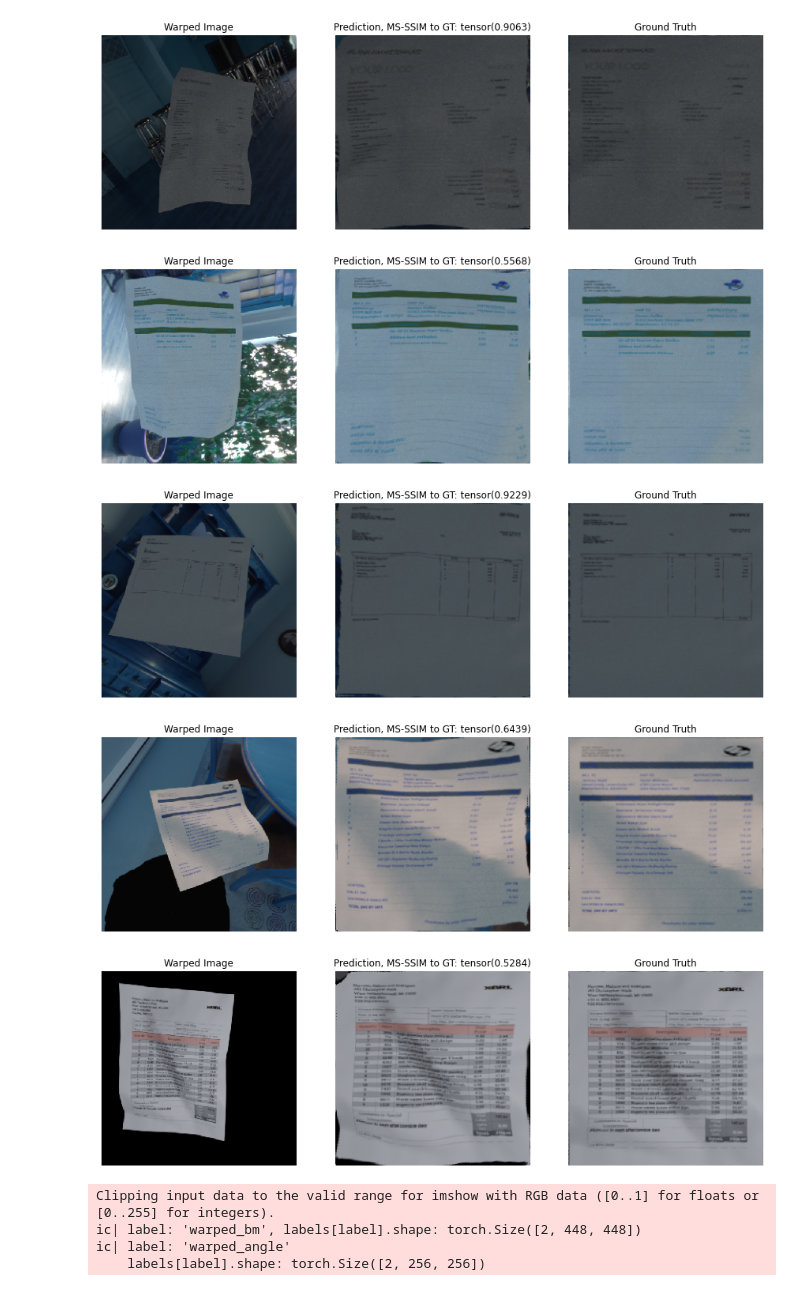
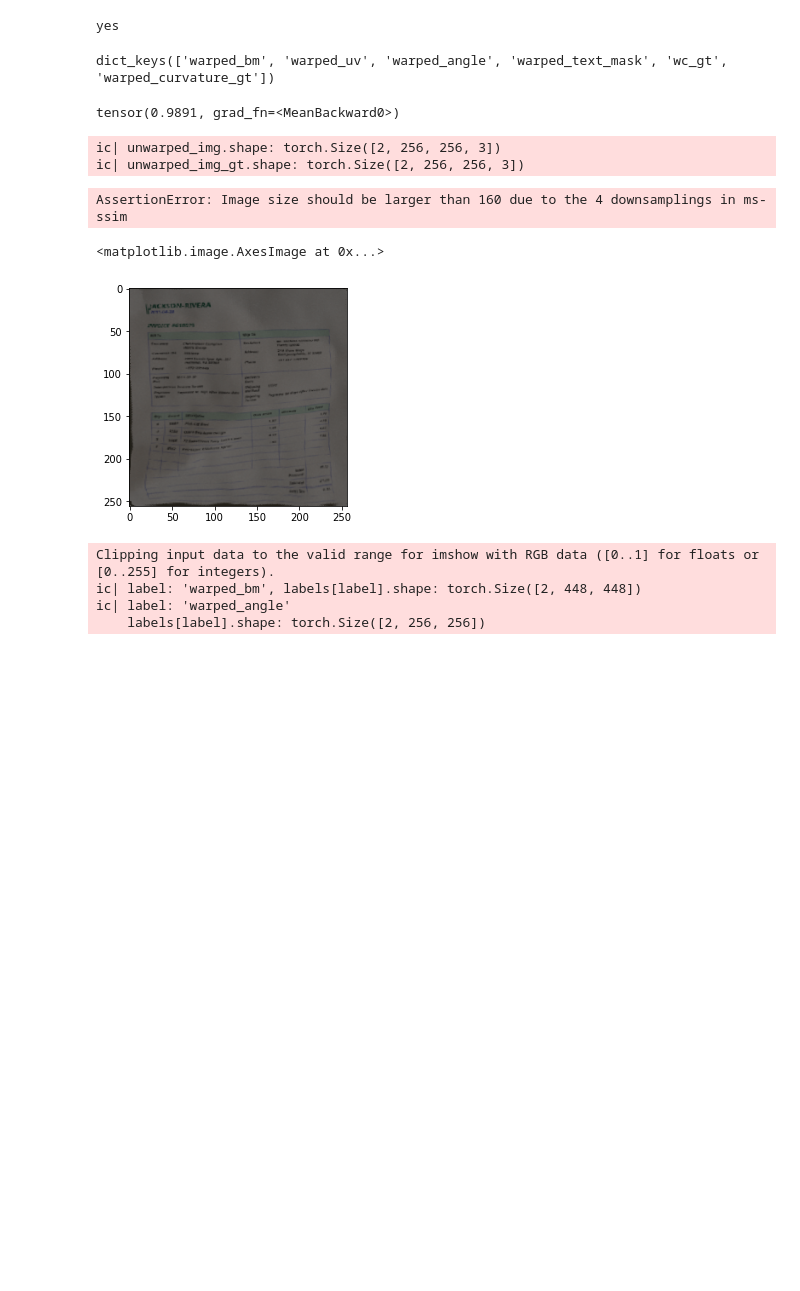
Before and after one commit to Leon-Sander/ImageRectification, a Jupyter notebook: plotting.ipynb, the cells around one changed output. Drawn from its saved outputs; the diff is of its cells as text; code cells hidden in the pictures; blank space fills up the shorter version.

Commit message:
mssim and epe calculation on unwarped images now

```diff
--- a/plotting.ipynb
+++ b/plotting.ipynb
@@ -10,3 +11,49 @@ from models.full_model import crease
 #sns.set(color_codes=True)
 
 data_dir = '/home/sander/Inv3D_pre/inv3d/data/'
+# %%
+from models import unetnc, backwardmapper, full_model
+from custom_dataset import CustomImageDataset_wc, Dataset_backward_mapping, Dataset_full_model
+from torch.utils.data import DataLoader
+
+dataset_test = Dataset_full_model(data_dir=data_dir+'test/', transform=True, img_size=256)
+test_loader = DataLoader(dataset_test, batch_size= 16, num_workers=12)
+
+model_full = crease()
+model_full.load_state_dict(torch.load('models/pretrained/crease_monster_best.pkl'))
+model_full.eval()
+print('yes')
+# %% [output]
+yes
+# %%
+for batch in test_loader:
+    img, labels = batch
+# %%
+labels.keys()
+# %% [output]
+dict_keys(['warped_bm', 'warped_uv', 'warped_angle', 'warped_text_mask', 'wc_gt', 'warped_curvature_gt'])
+# %%
+bm = model_full(img)
+# %%
+msssim_metric = ms_ssim( bm, labels['warped_bm'], data_range=1, size_average=True)
+msssim_metric
+# %% [output]
+tensor(0.9891, grad_fn=<MeanBackward0>)
+# %%
+from icecream import ic
+unwarped_img = model_full.unwarp_image(img, bm.transpose(1,2).transpose(2,3))
+#unwarped_img = unwarped_img.detach()
+#unwarped_img = unwarped_img.transpose(1,2).transpose(2,3)
+ic(unwarped_img.shape)
+unwarped_img_gt = model_full.unwarp_image(img, labels['warped_bm'].transpose(1,2).transpose(2,3))
+#unwarped_img_gt = unwarped_img_gt.transpose(1,2).transpose(2,3)
+ic(unwarped_img_gt.shape)
+msssim_metric = ms_ssim( unwarped_img , unwarped_img_gt, data_range=1, size_average=True)
+ic(msssim_metric)
+
+epe= torch.mean(torch.norm((unwarped_img - unwarped_img_gt),p=1,dim=(1)))
+ic(epe)
+# %% [output]
+ic| unwarped_img.shape: torch.Size([2, 256, 256, 3])
+ic| unwarped_img_gt.shape: torch.Size([2, 256, 256, 3])
+AssertionError: Image size should be larger than 160 due to the 4 downsamplings in ms-ssim
@@ -13,3 +62,8 @@ data_dir = '/home/sander/Inv3D_pre/inv3d/data/'
+# %%
+plt.imshow(unwarped_img[0].numpy())
+# %% [output]
+<matplotlib.image.AxesImage at 0x...>
+[figure, added]
 # %%
 model_full = crease()
 model_full.load_state_dict(torch.load('models/pretrained/crease_monster_best.pkl'))
@@ -17,14 +71,9 @@ model_full.eval()
 
 ordner = sorted(os.listdir(data_dir+'test/'))
 
-for item in ordner[:5]:
-    utils.plt_crease(data_dir + 'test/' + item, model_full, 0)
+for item in ordner[:200]:
+    #utils.plt_crease(data_dir + 'test/' + item, model_full, 0)
+    utils.crease_save_fig(data_dir + 'test/' + item, model_full, 0)
-# %% [output]
-[figure, removed]
-[figure, removed]
-[figure, removed]
-[figure, removed]
-[figure, removed]
 # %%
 from icecream import ic
 wc, labels = utils.crop_all(data_dir + 'train/0000')
```
Also changed, not shown: parts of 2 cells of this notebook, 7 other files.
